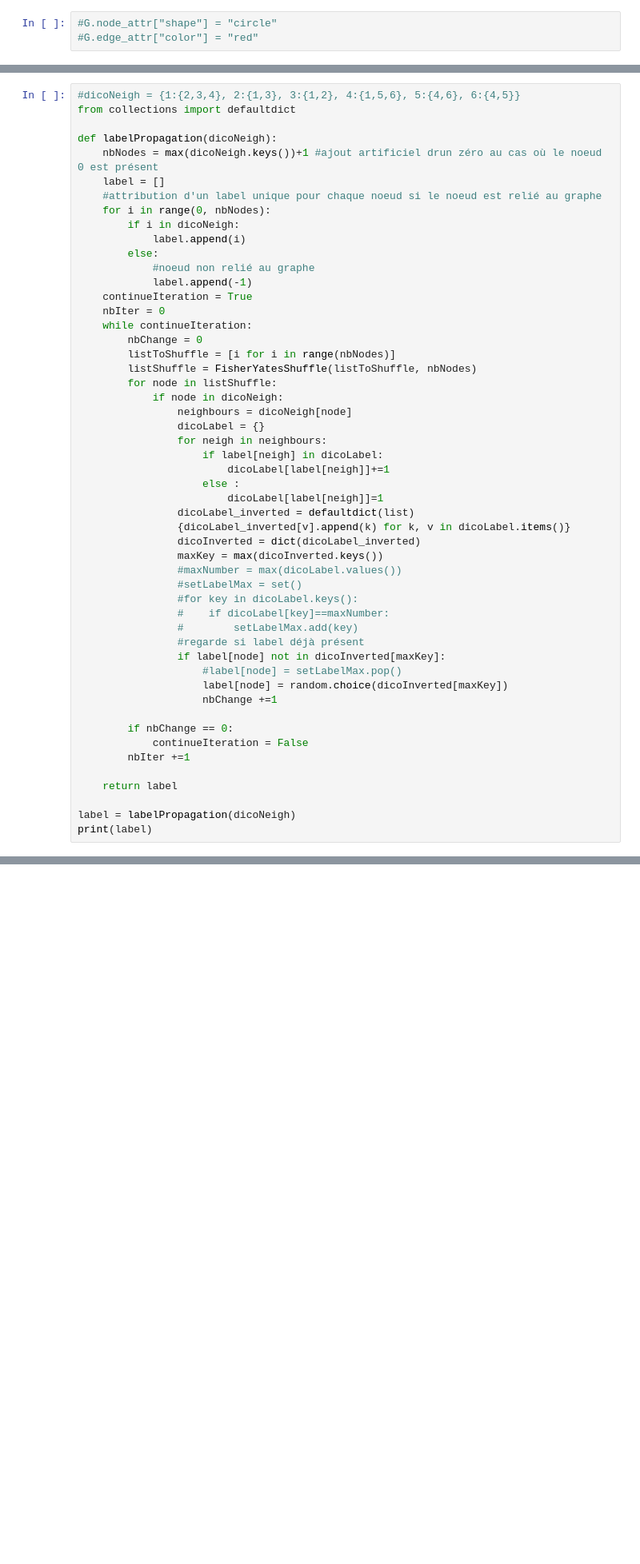
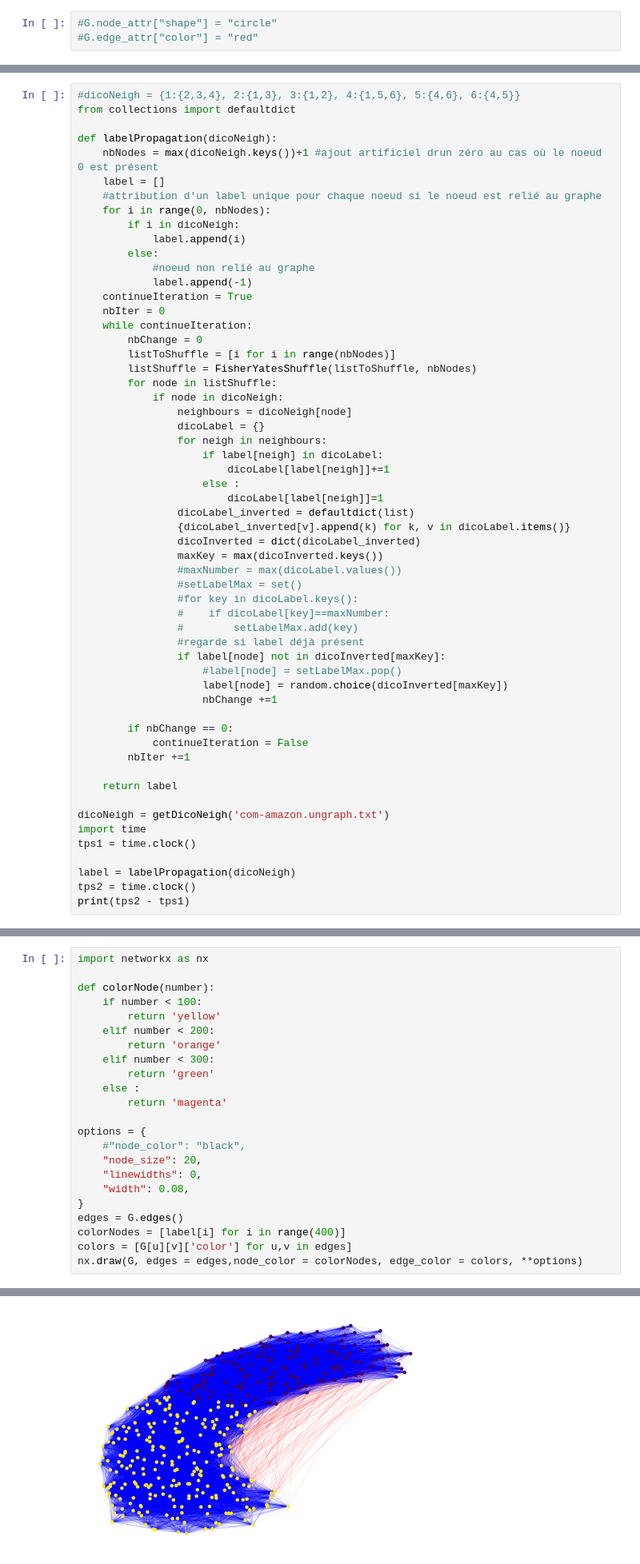
Before and after one commit to OphelieBl/RO, a Jupyter notebook: TP4.ipynb, the cells around one changed output, grey strips where cells are left out. Shown at 80% size. Saved outputs shown, nothing was run; the diff lists cells and outputs as text; blank space fills up the shorter version.

```diff
--- a/TP4.ipynb
+++ b/TP4.ipynb
@@ -134,6 +134,11 @@ def labelPropagation(dicoNeigh):
 
     return label
 
+dicoNeigh = getDicoNeigh('com-amazon.ungraph.txt')
+import time
+tps1 = time.clock()
+
 label = labelPropagation(dicoNeigh)
-print(label)
+tps2 = time.clock()
+print(tps2 - tps1)
 # %% [output]
@@ -182,0 +199,24 @@ nx.draw_circular(G, edges = edges,node_color = colorNodes, edge_color = colors,
+# %%
+import networkx as nx
+
+def colorNode(number):
+    if number < 100:
+        return 'yellow'
+    elif number < 200:
+        return 'orange'
+    elif number < 300:
+        return 'green'
+    else :
+        return 'magenta'
+
+options = {
+    #"node_color": "black",
+    "node_size": 20,
+    "linewidths": 0,
+    "width": 0.08,
+}
+edges = G.edges()
+colorNodes = [label[i] for i in range(400)]
+colors = [G[u][v]['color'] for u,v in edges]
+nx.draw(G, edges = edges,node_color = colorNodes, edge_color = colors, **options)
+# %% [output]
@@ -182,0 +227 @@ nx.draw_circular(G, edges = edges,node_color = colorNodes, edge_color = colors,
+[figure, added]
```
Also changed, not shown: parts of 13 cells of this notebook, 3 other files.
